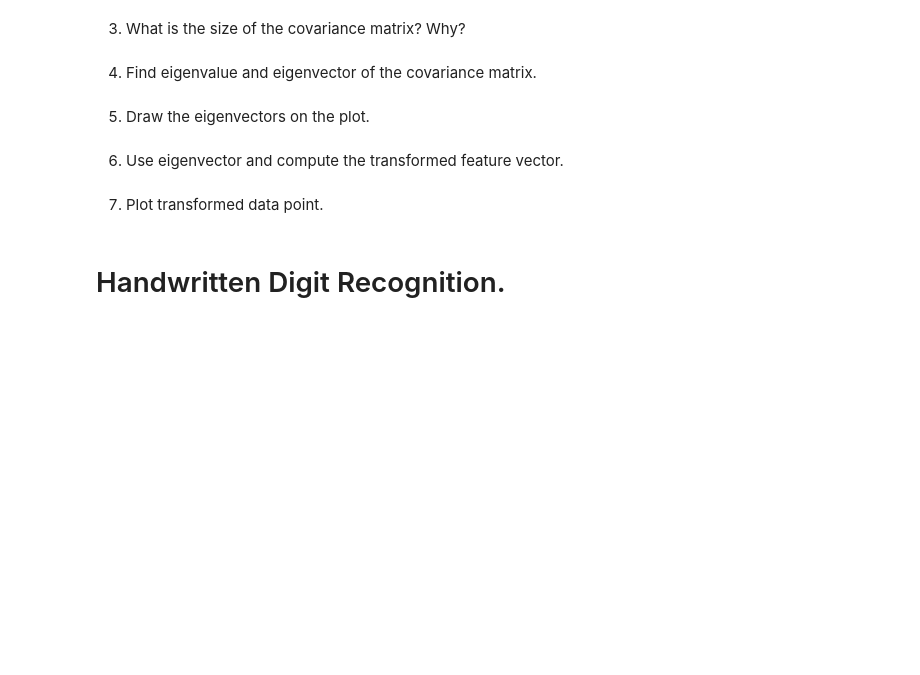
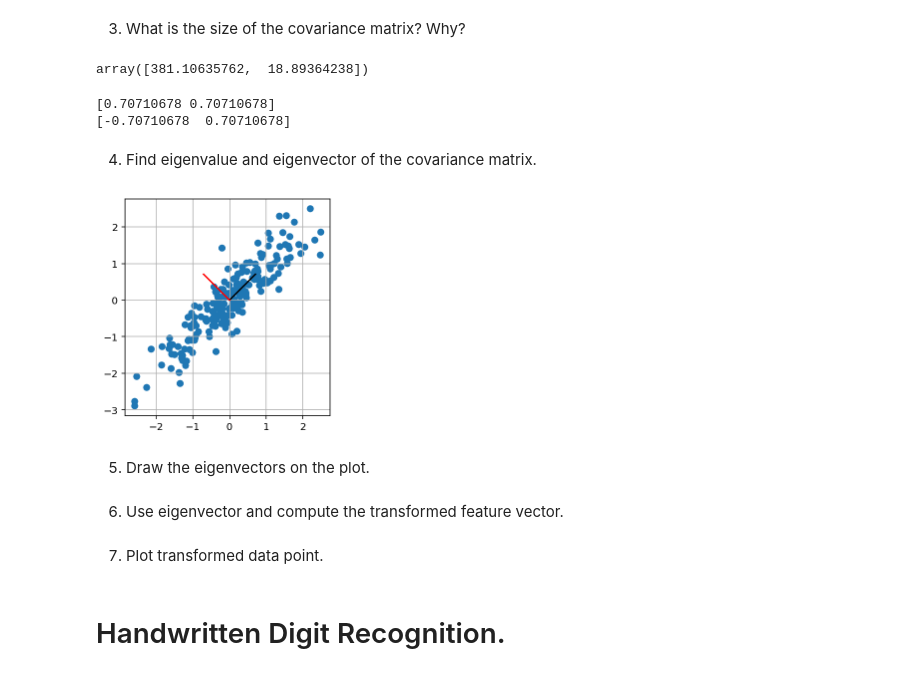
Before and after one commit to muic-pattern-rekt-2018/Exercise06, a Jupyter notebook: Exercise 6 PCA.ipynb, the cells around one changed output. Cells and saved outputs as stored; diff of their text form; code cells hidden in the pictures; blank space fills up the shorter version.

```diff
--- a/Exercise 6 PCA.ipynb
+++ b/Exercise 6 PCA.ipynb
@@ -32,2 +35,8 @@ xs.shape
+# %%
+features = xs - np.mean(xs, axis=0)
+# %%
+X = features/np.std(features, axis=0)
 # %% [markdown]
 2) What is the criteria for picking better axis?
+# %%
+cov = X.T @ X
@@ -34,7 +48,29 @@ xs.shape
 # %% [markdown]
 3) What is the size of the covariance matrix? Why?
+# %%
+w, v = np.linalg.eig(cov)
+# %%
+w # eigen values
+# %% [output]
+array([381.10635762,  18.89364238])
+# %%
+v # eigen vectors
+print(v[:,0])
+print(v[:,1])
+# %% [output]
+[0.70710678 0.70710678]
+[-0.70710678  0.70710678]
 # %% [markdown]
 4) Find eigenvalue and eigenvector of the covariance matrix.
+# %%
+xs, ys = X.T
+plt.scatter(xs, ys)
+plt.plot([0,v[0,0]], [0,v[1,0]], color='black')
+plt.plot([0,v[0,1]], [0,v[1,1]], color='red')
+plt.gca().set_aspect('equal')
+plt.grid()
+# %% [output]
+[figure, added]
 # %% [markdown]
 5) Draw the eigenvectors on the plot.
 # %% [markdown]
```
Also changed, not shown: parts of 4 cells of this notebook.
